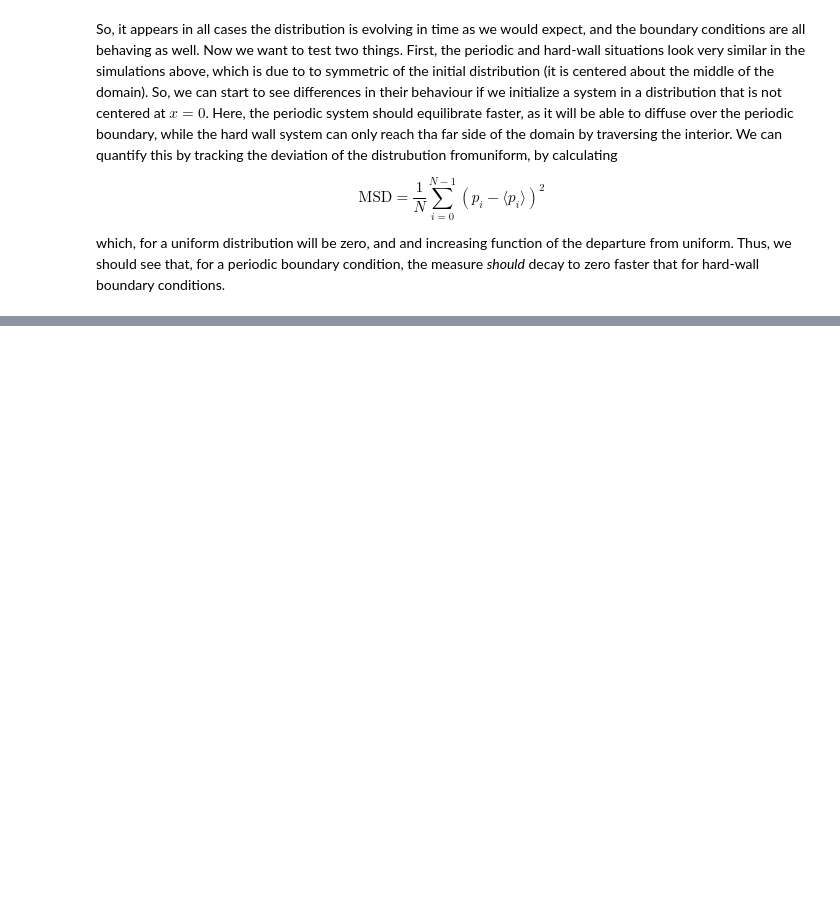
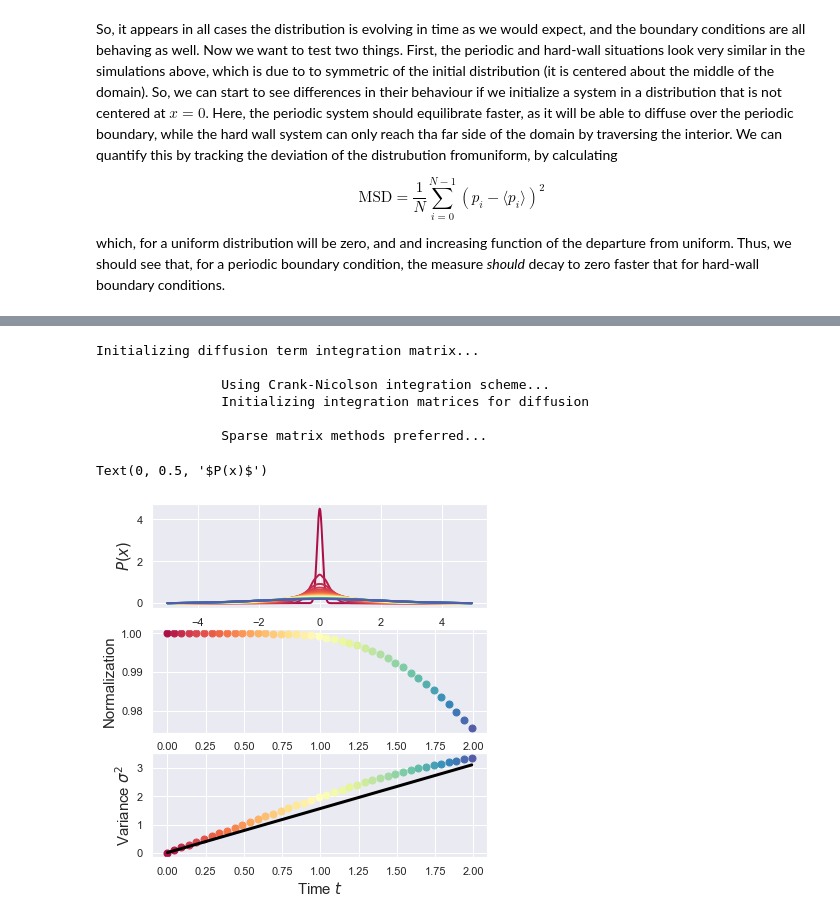
Before and after one commit to StevenJLarge/FokkerPlanck, a Jupyter notebook: notebooks/02-slarge-diffusion.ipynb, the cells around one changed output, grey strips where cells are left out. Saved outputs shown, nothing was run; the diff lists cells and outputs as text; code cells hidden in the pictures; blank space fills up the shorter version.

```diff
--- a/notebooks/02-slarge-diffusion.ipynb
+++ b/notebooks/02-slarge-diffusion.ipynb
@@ -198,0 +229,58 @@ ValueError: not enough values to unpack (expected 3, got 2)
+# %%
+x_array_large = np.arange(-5, 5, dx)
+init_var = 1/ 128
+
+fpe_diff = Integrator.FPE_Integrator_1D(D, dt, dx, x_array_large, boundaryCond='open')
+# %% [output]
+Initializing diffusion term integration matrix...
+
+                Using Crank-Nicolson integration scheme...
+                Initializing integration matrices for diffusion
+
+                Sparse matrix methods preferred...
+# %%
+fpe_diff.initializeProbability(0, init_var)
+total_time = 2.0
+time = 0
+counter += 1
+
+time_tracker = [time]
+density_tracker_diff = [fpe_diff.get_prob]
+
+while time <= total_time:
+    fpe_diff.diffusionUpdate()
+    time += fpe_diff.dt
+    counter += 1
+
+    if counter % 5 == 0:
+        density_tracker_diff.append(fpe_diff.get_prob)
+        time_tracker.append(time)
+# %%
+def _get_variance(density, x_vals):
+    dx = x_vals[1] - x_vals[0]
+    mean = np.sum(x_vals * density * dx)
+    var = np.sum(((x_vals - mean) ** 2) * density * dx)
+    return var
+
+theory_time = np.arange(0, 2, 0.01)
+theory_var = init_var * ( 1 + (2 * D  * theory_time / dx))
+
+fig, ax = plt.subplots(3, 1, figsize=(6, 6.5))
+
+Pal = sns.color_palette("Spectral", len(density_tracker_diff))
+
+for i, density in enumerate(density_tracker_diff):
+    ax[0].plot(x_array_large, density, color=Pal[i], linewidth=2.0)
+    ax[1].plot(time_tracker[i], np.sum(density * fpe_diff.dx), 'o', markersize=7, color=Pal[i])
+    ax[2].plot(time_tracker[i], _get_variance(density, fpe_diff.xArray), 'o', markersize=7, color=Pal[i])
+ax[2].plot(theory_time, theory_var, color=sns.xkcd_rgb["black"], linewidth=3.0)
+
+ax[0].set_xlabel(r"Position $x$", fontsize=15)
+ax[1].set_xlabel(r"Time $t$", fontsize=15)
+ax[2].set_xlabel(r"Time $t$", fontsize=15)
+ax[2].set_ylabel(r"Variance $\sigma^2$", fontsize=15)
+ax[1].set_ylabel(r"Normalization", fontsize=15)
+ax[0].set_ylabel(r"$P(x)$", fontsize=15)
+# %% [output]
+Text(0, 0.5, '$P(x)$')
+[figure, added]
```
Also changed, not shown: parts of 3 cells of this notebook.
